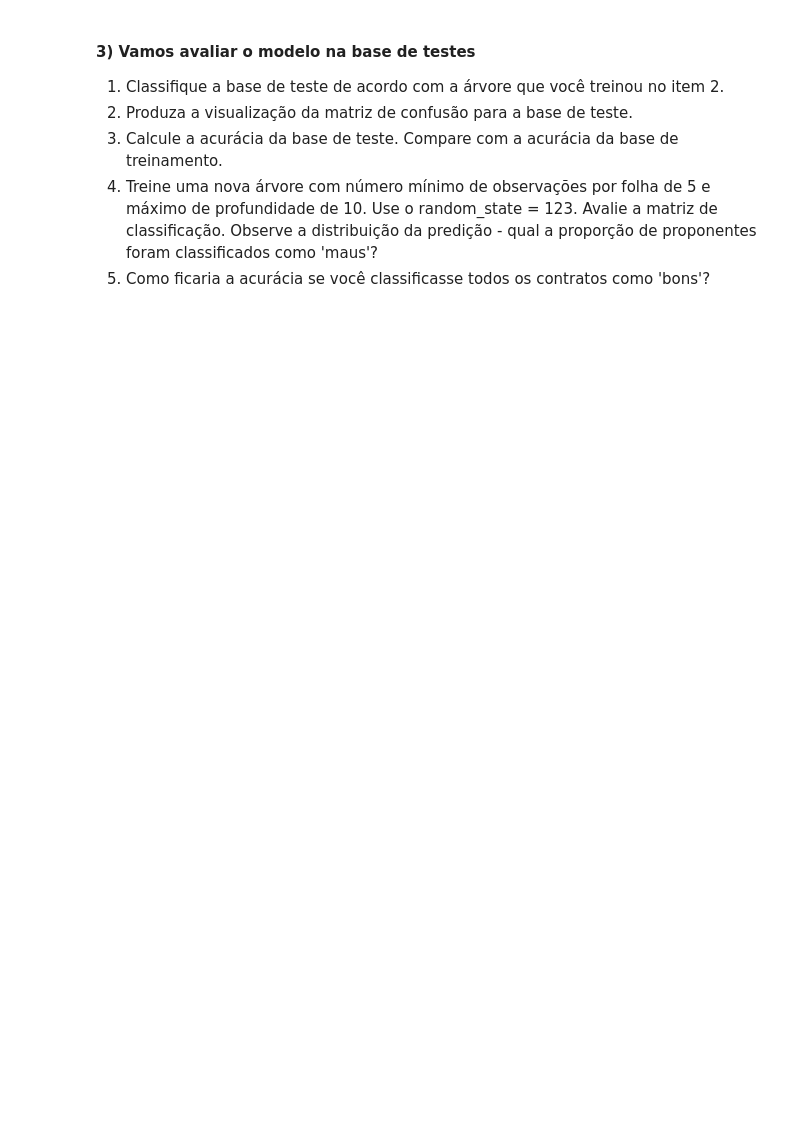
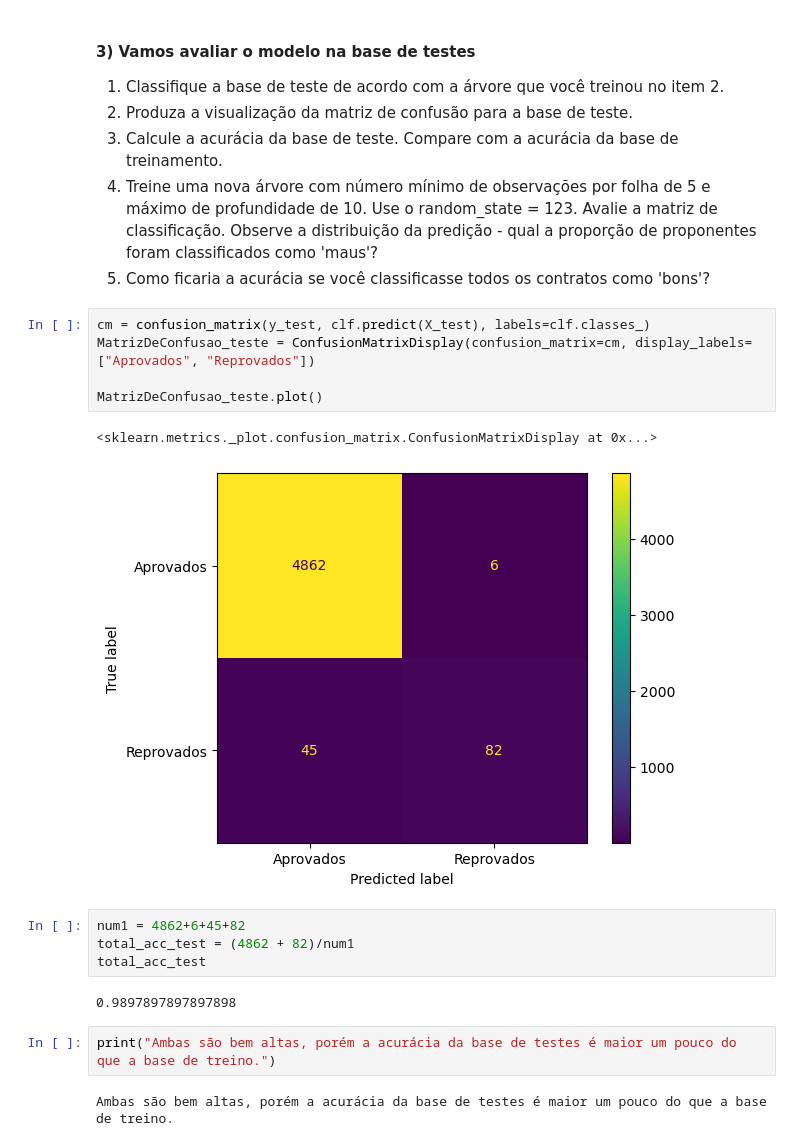
Before and after one commit to victortintel/ex2_modulo7_arvores1, a Jupyter notebook: ex2_victor_tintel_mod_7_atualizado .ipynb, the cells around one changed output. Drawn from its saved outputs; the diff is of its cells as text; blank space fills up the shorter version.

```diff
--- a/ex2_victor_tintel_mod_7_atualizado .ipynb
+++ b/ex2_victor_tintel_mod_7_atualizado .ipynb
@@ -150,3 +249,21 @@ novo_df
 3. Calcule a acurácia da base de teste. Compare com a acurácia da base de treinamento.
 4. Treine uma nova árvore com número mínimo de observações por folha de 5 e máximo de profundidade de 10. Use o random_state = 123. Avalie a matriz de classificação. Observe a distribuição da predição - qual a proporção de proponentes foram classificados como 'maus'?
 5. Como ficaria a acurácia se você classificasse todos os contratos como 'bons'?
+# %%
+cm = confusion_matrix(y_test, clf.predict(X_test), labels=clf.classes_)
+MatrizDeConfusao_teste = ConfusionMatrixDisplay(confusion_matrix=cm, display_labels=["Aprovados", "Reprovados"])
+
+MatrizDeConfusao_teste.plot()
+# %% [output]
+<sklearn.metrics._plot.confusion_matrix.ConfusionMatrixDisplay at 0x...>
+[figure, added]
+# %%
+num1 = 4862+6+45+82
+total_acc_test = (4862 + 82)/num1
+total_acc_test
+# %% [output]
+0.9897897897897898
+# %%
+print("Ambas são bem altas, porém a acurácia da base de testes é maior um pouco do que a base de treino.")
+# %% [output]
+Ambas são bem altas, porém a acurácia da base de testes é maior um pouco do que a base de treino.
```
Also changed, not shown: parts of 16 cells of this notebook.
